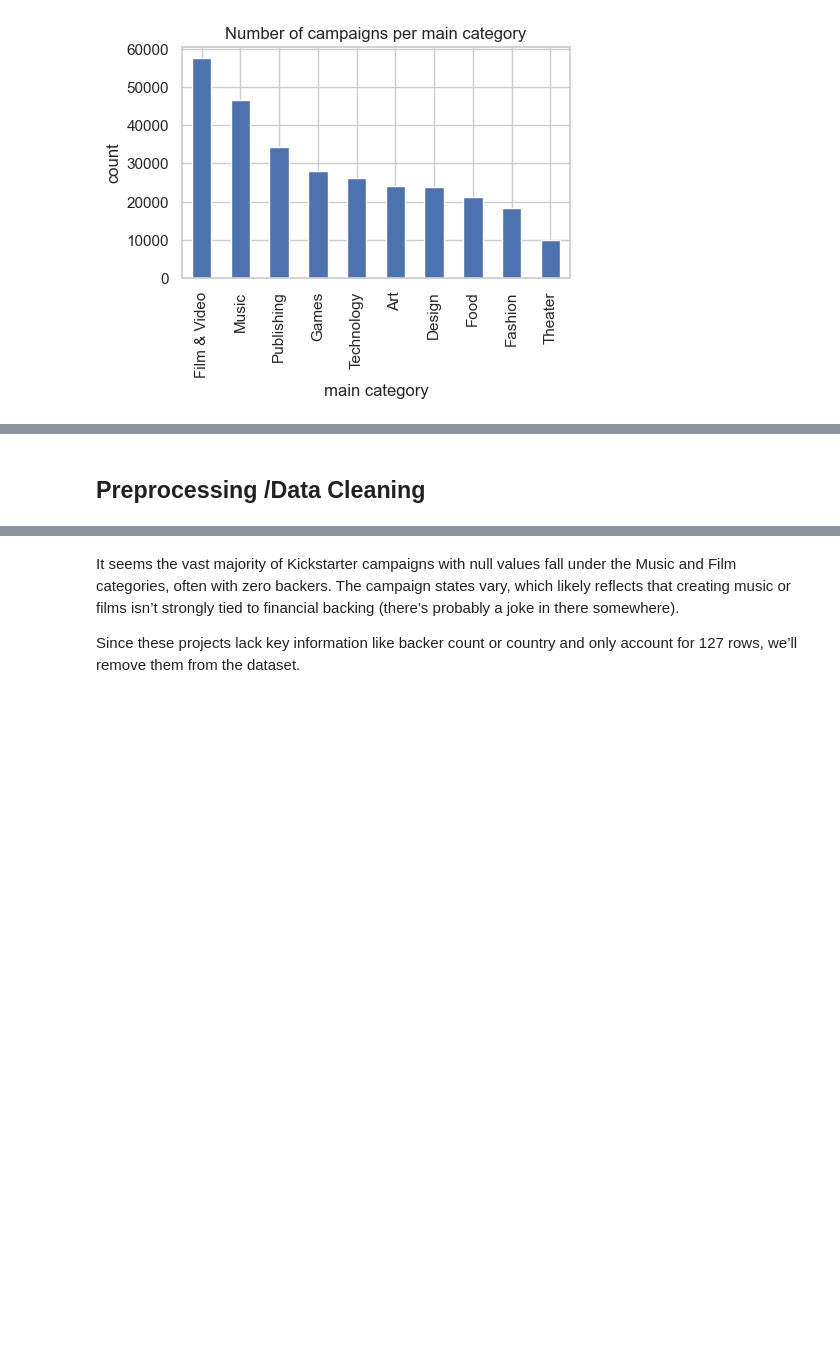
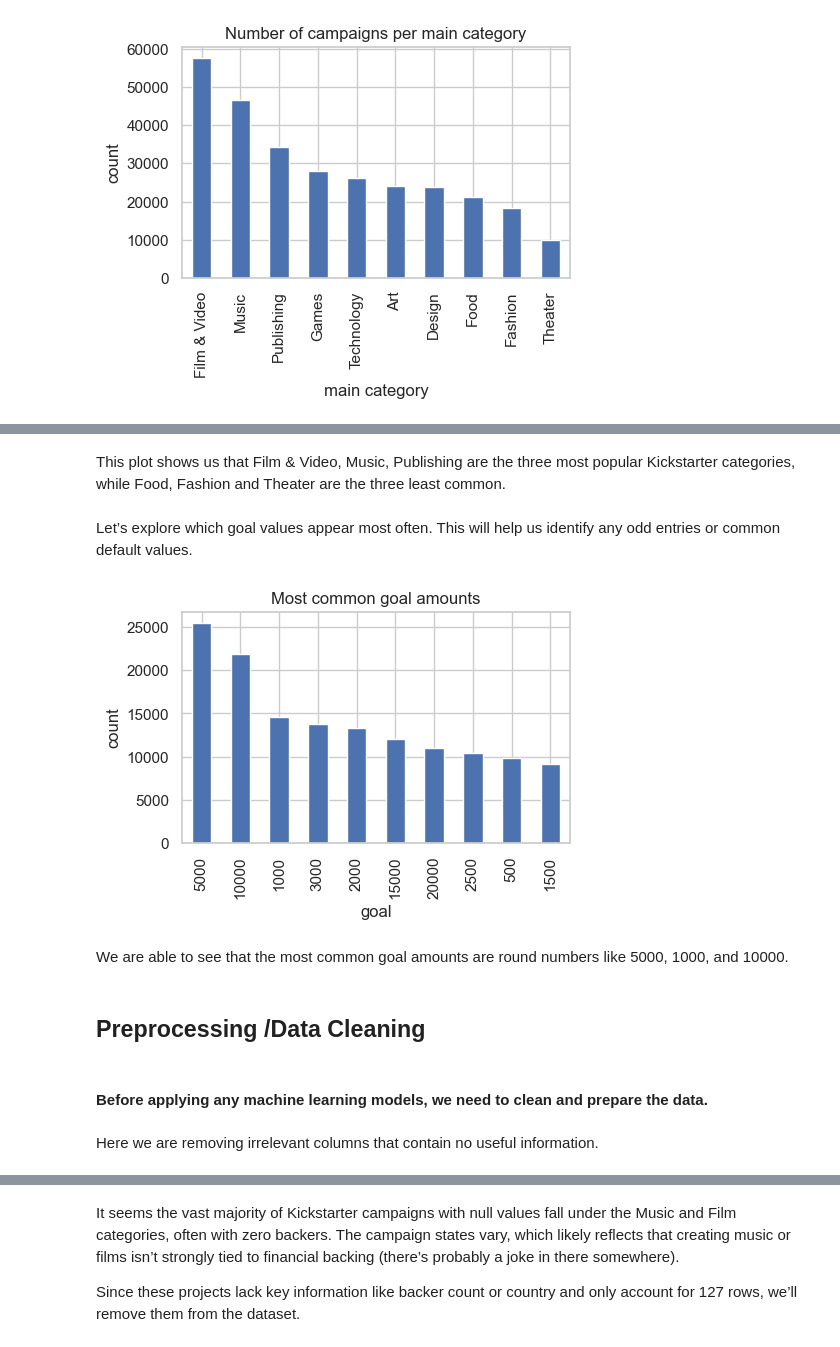
Before and after one commit to Sirraff/kickstarter_project, a Jupyter notebook: kick_learner.ipynb, the cells around one changed output, grey strips where cells are left out. Cells and saved outputs as stored; diff of their text form; code cells hidden in the pictures; blank space fills up the shorter version.

Commit message:
added plots and cleaned up notebook

```diff
--- a/kick_learner.ipynb
+++ b/kick_learner.ipynb
@@ -159,4 +165,22 @@ df.sample(5)
+# %% [markdown]
+This plot shows us that Film & Video, Music, Publishing are the three most popular Kickstarter categories, while Food, Fashion and Theater are the three least common.
+# %% [markdown]
+Let’s explore which goal values appear most often. This will help us identify any odd entries or common default values.
+# %%
+df['goal'].value_counts().head(10).plot.bar()
+plt.title("Most common goal amounts")
+plt.xlabel("goal")
+plt.ylabel("count")
+plt.show()
+# %% [output]
+[figure, added]
+# %% [markdown]
+We are able to see that the most common goal amounts are round numbers like 5000, 1000, and 10000.
 # %% [markdown]
 ## Preprocessing /Data Cleaning
+# %% [markdown]
+#### Before applying any machine learning models, we need to clean and prepare the data.
+# %% [markdown]
+Here we are removing irrelevant columns that contain no useful information.
 # %%
 df = df.drop(columns=["Unnamed: 13", "Unnamed: 14", "Unnamed: 15", "Unnamed: 16"])
```
Also changed, not shown: parts of 29 cells of this notebook, 1 other file.
